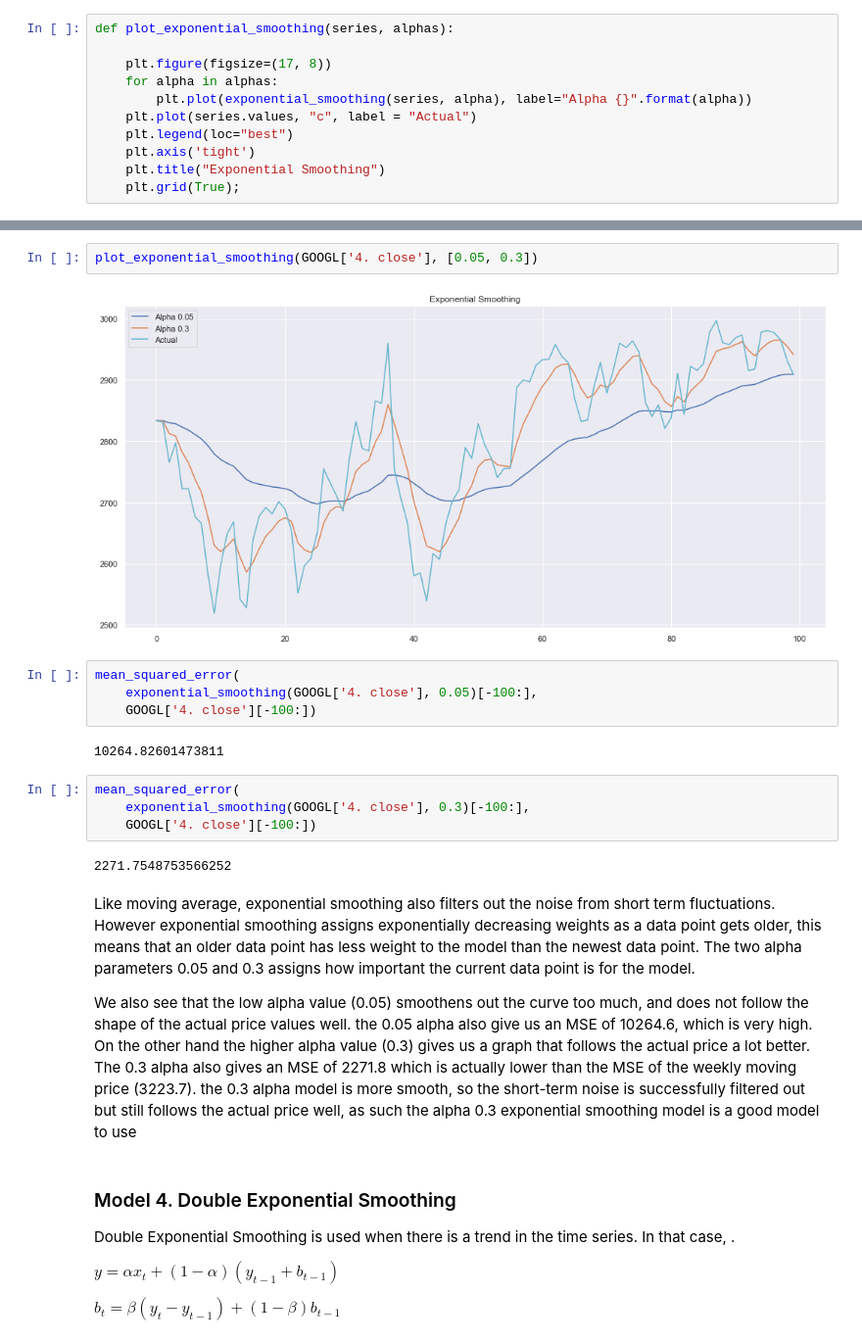
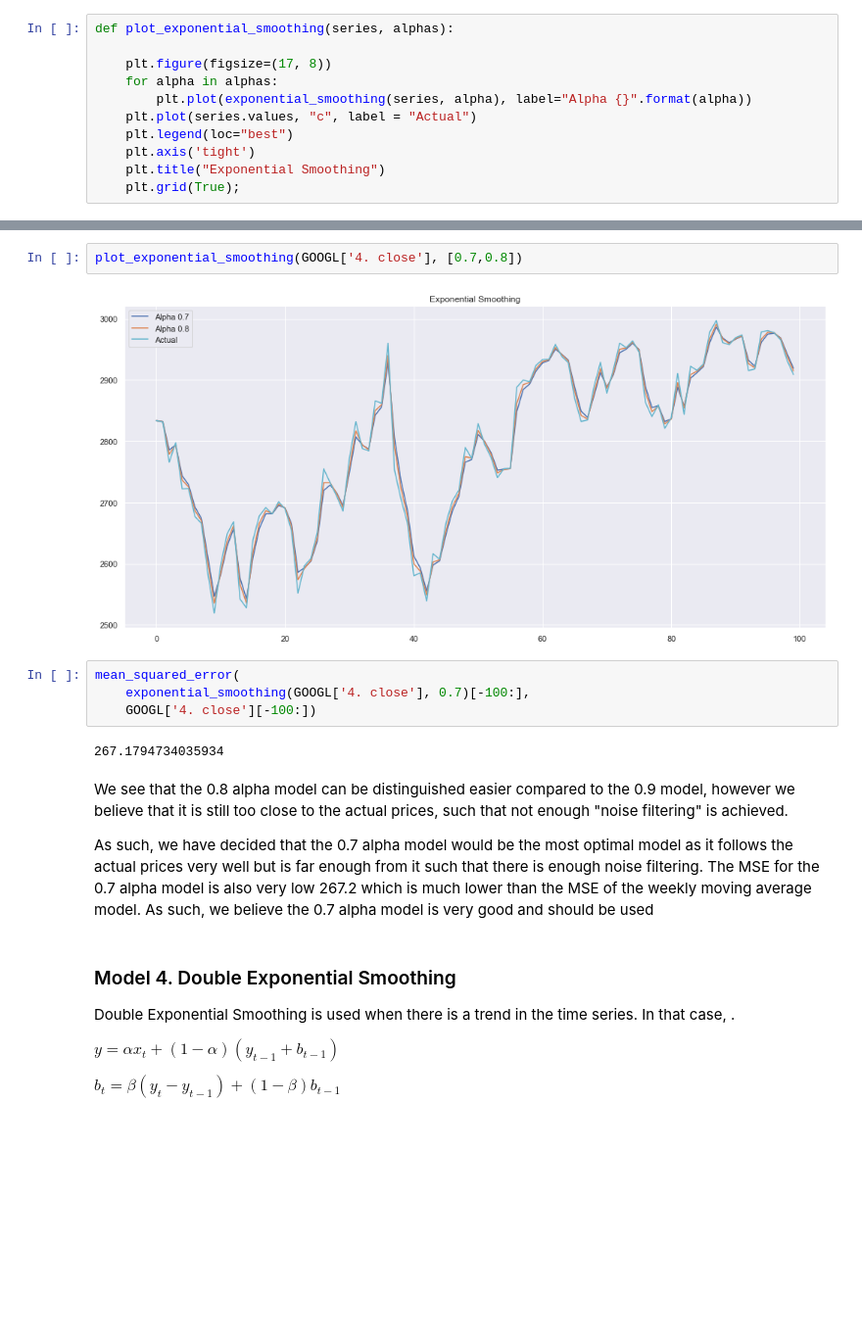
Before and after one commit to Hither1/sc5010, a Jupyter notebook: Model345.ipynb, the cells around one changed output, grey strips where cells are left out. Shown at 98% size. Saved outputs shown, nothing was run; the diff lists cells and outputs as text; blank space fills up the shorter version.

Commit message:
Optimized parameters and changed observations

```diff
--- a/Model345.ipynb
+++ b/Model345.ipynb
@@ -116,23 +128,17 @@ def plot_exponential_smoothing(series, alphas):
 # %%
-plot_exponential_smoothing(GOOGL['4. close'], [0.05, 0.3])
+plot_exponential_smoothing(GOOGL['4. close'], [0.7,0.8])
 # %% [output]
-[figure, old version]
+[figure, new version]
-# %%
-mean_squared_error(
-    exponential_smoothing(GOOGL['4. close'], 0.05)[-100:],
-    GOOGL['4. close'][-100:])
-# %% [output]
-10264.82601473811
 # %%
 mean_squared_error(
-    exponential_smoothing(GOOGL['4. close'], 0.3)[-100:],
+    exponential_smoothing(GOOGL['4. close'], 0.7)[-100:],
     GOOGL['4. close'][-100:])
 # %% [output]
-2271.7548753566252
+267.1794734035934
 # %% [markdown]
-Like moving average, exponential smoothing also filters out the noise from short term fluctuations. However exponential smoothing assigns exponentially decreasing weights as a data point gets older, this means that an older data point has less weight to the model than the newest data point. The two alpha parameters 0.05 and 0.3 assigns how important the current data point is for the model. </p>
+We see that the 0.8 alpha model can be distinguished easier compared to the 0.9 model, however we believe that it is still too close to the actual prices, such that not enough "noise filtering" is achieved. </p>
 
-We also see that the low alpha value (0.05) smoothens out the curve too much, and does not follow the shape of the actual price values well. the 0.05 alpha also give us an MSE of 10264.6, which is very high. On the other hand the higher alpha value (0.3) gives us a graph that follows the actual price a lot better. The 0.3 alpha also gives an MSE of 2271.8 which is actually lower than the MSE of the weekly moving price (3223.7). the 0.3 alpha model is more smooth, so the short-term noise is successfully filtered out but still follows the actual price well, as such the alpha 0.3 exponential smoothing model is a good model to use
+As such, we have decided that the 0.7 alpha model would be the most optimal model as it follows the actual prices very well but is far enough from it such that there is enough noise filtering. The MSE for the 0.7 alpha model is also very low 267.2 which is much lower than the MSE of the weekly moving average model. As such, we believe the 0.7 alpha model is very good and should be used
 # %% [markdown]
 ### Model 4. Double Exponential Smoothing
 
```
Also changed, not shown: parts of 14 cells of this notebook.
